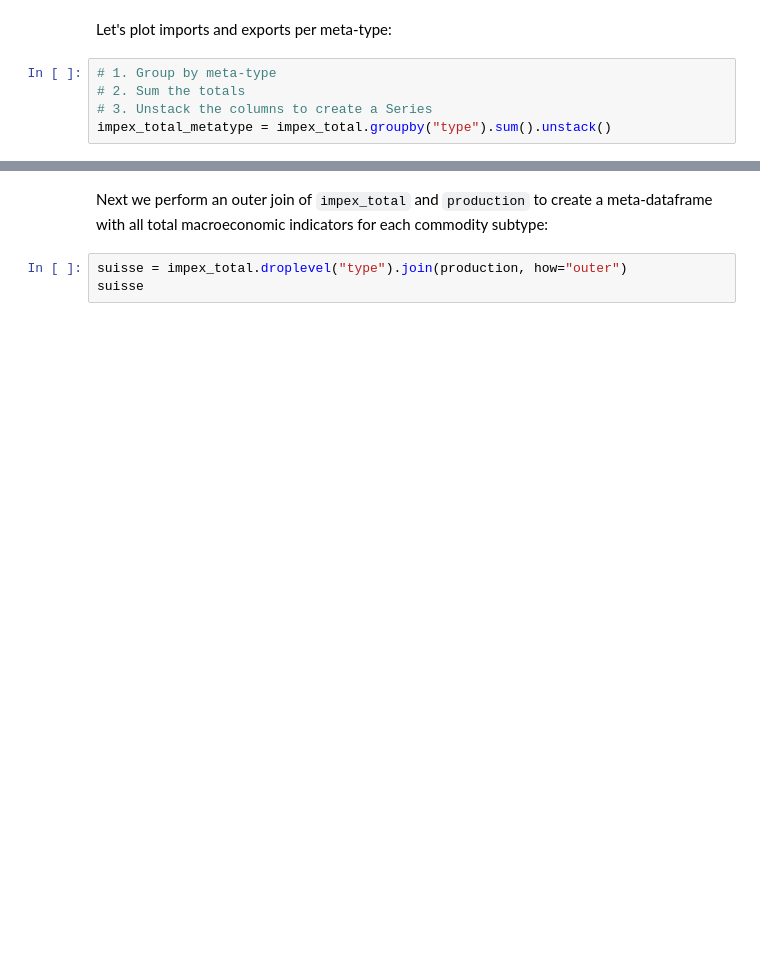
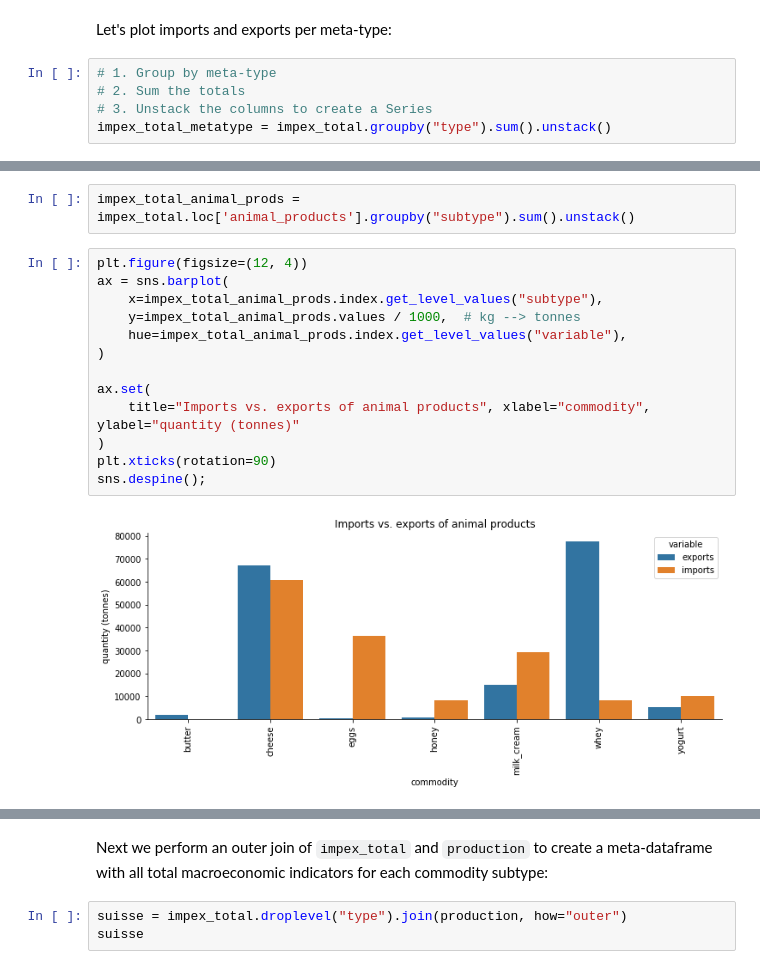
Before and after one commit to valentinoli/ada-2019-project-adagio, a Jupyter notebook: src/project.ipynb, the cells around one changed output, grey strips where cells are left out. Cells and saved outputs as stored; diff of their text form; blank space fills up the shorter version.

Commit message:
script for combining impex data, other small changes

```diff
--- a/src/project.ipynb
+++ b/src/project.ipynb
@@ -81,0 +119,17 @@ Let's now load the data on domestic production from FAO:
+# %%
+impex_total_animal_prods = impex_total.loc['animal_products'].groupby("subtype").sum().unstack()
+# %%
+plt.figure(figsize=(12, 4))
+ax = sns.barplot(
+    x=impex_total_animal_prods.index.get_level_values("subtype"),
+    y=impex_total_animal_prods.values / 1000,  # kg --> tonnes
+    hue=impex_total_animal_prods.index.get_level_values("variable"),
+)
+
+ax.set(
+    title="Imports vs. exports of animal products", xlabel="commodity", ylabel="quantity (tonnes)"
+)
+plt.xticks(rotation=90)
+sns.despine();
+# %% [output]
+[figure, added]
```
Also changed, not shown: parts of 17 cells of this notebook, 2 other files.
